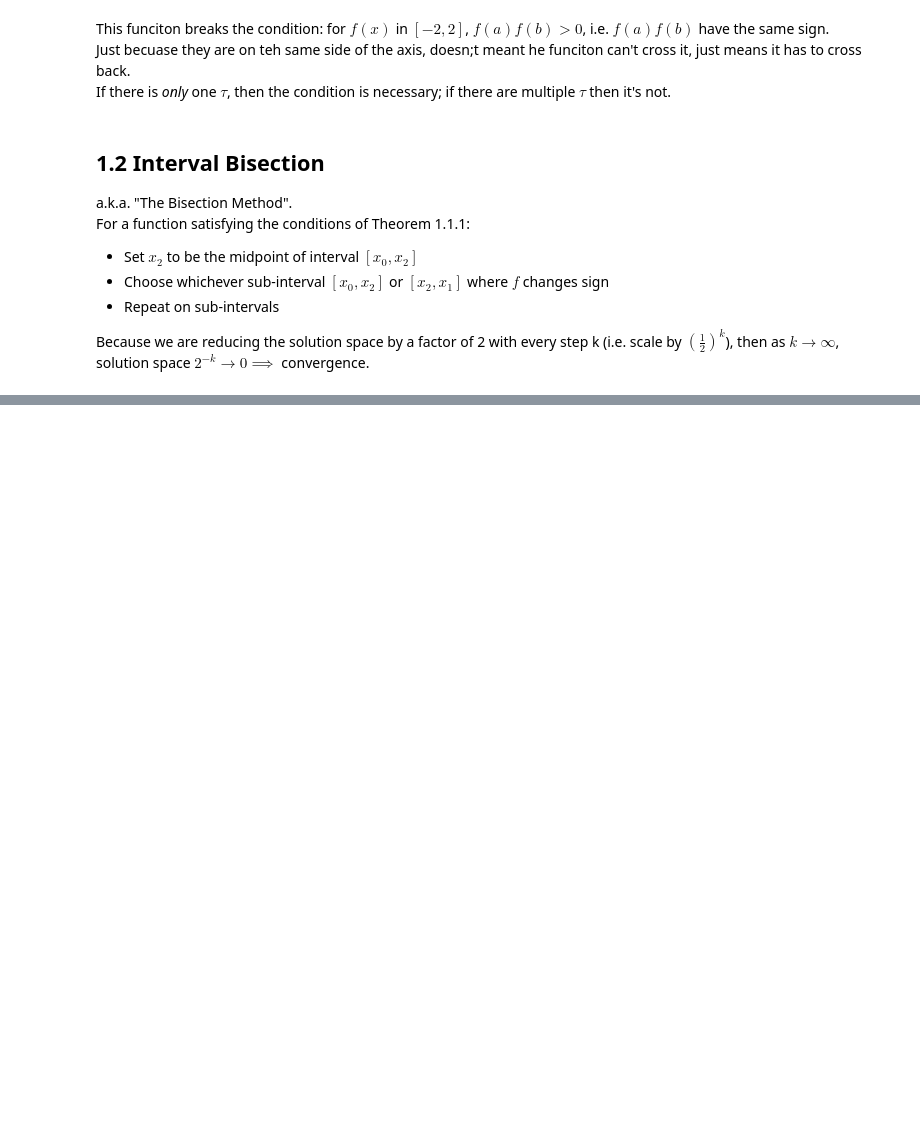
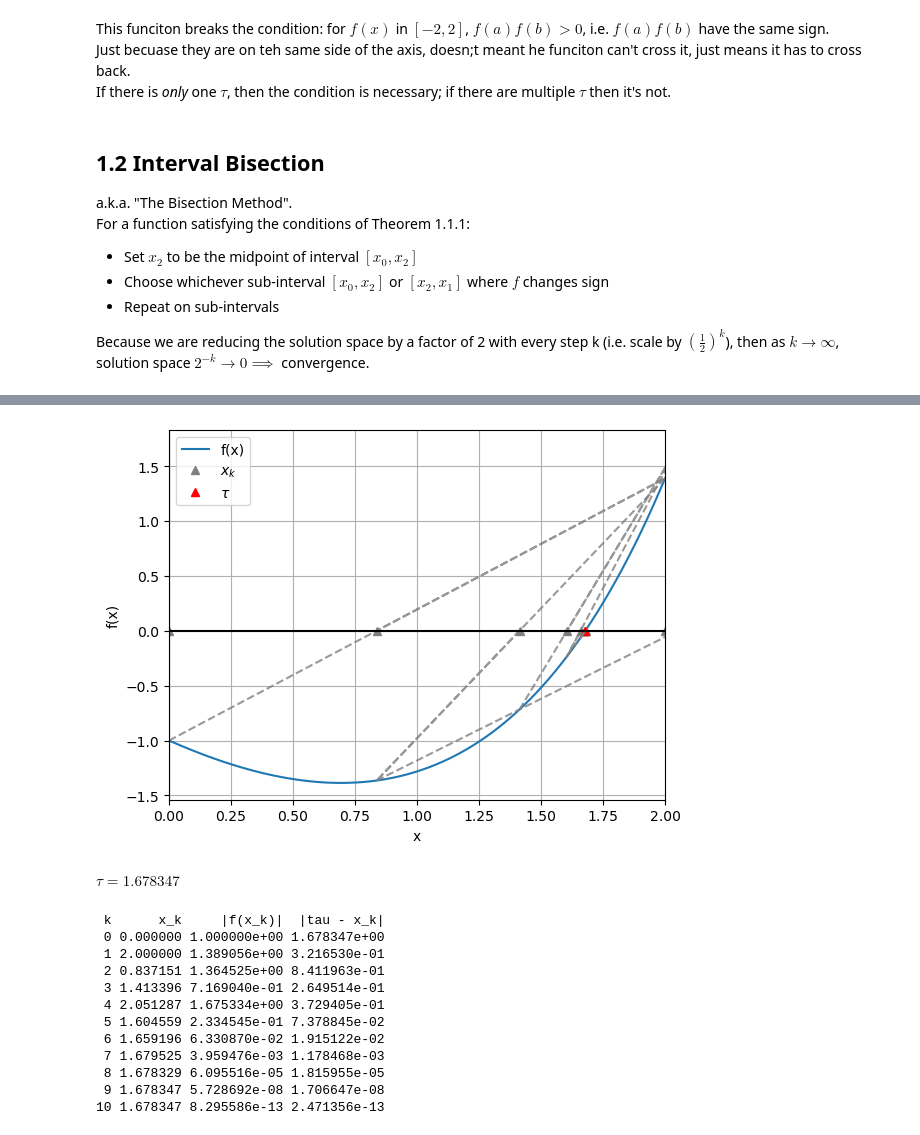
Before and after one commit to CaoimheMannion/Maths, a Jupyter notebook: MA385.ipynb, the cells around one changed output, grey strips where cells are left out. Cells and saved outputs as stored; diff of their text form; code cells hidden in the pictures; blank space fills up the shorter version.

Commit message:
secant

```diff
--- a/MA385.ipynb
+++ b/MA385.ipynb
@@ -157,0 +226,17 @@ $$ |\tau = x_0| \leq (\frac{1}{2})^{k-1}|b-a| \text{, for } k = 2, 3, 4, ... $$
+# %%
+secant(f3,0,2)
+# %% [output]
+[figure, added]
+$\tau = 1.678347$
+ k      x_k     |f(x_k)|  |tau - x_k|
+ 0 0.000000 1.000000e+00 1.678347e+00
+ 1 2.000000 1.389056e+00 3.216530e-01
+ 2 0.837151 1.364525e+00 8.411963e-01
+ 3 1.413396 7.169040e-01 2.649514e-01
+ 4 2.051287 1.675334e+00 3.729405e-01
+ 5 1.604559 2.334545e-01 7.378845e-02
+ 6 1.659196 6.330870e-02 1.915122e-02
+ 7 1.679525 3.959476e-03 1.178468e-03
+ 8 1.678329 6.095516e-05 1.815955e-05
+ 9 1.678347 5.728692e-08 1.706647e-08
+10 1.678347 8.295586e-13 2.471356e-13
```
Also changed, not shown: parts of 10 cells of this notebook.
